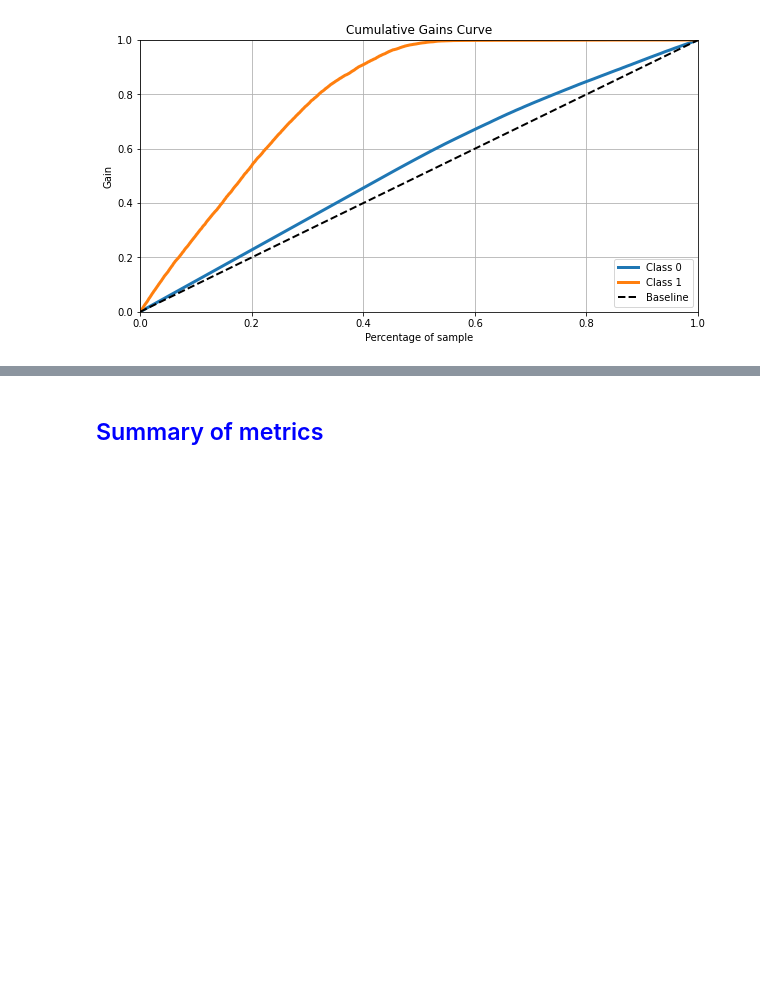
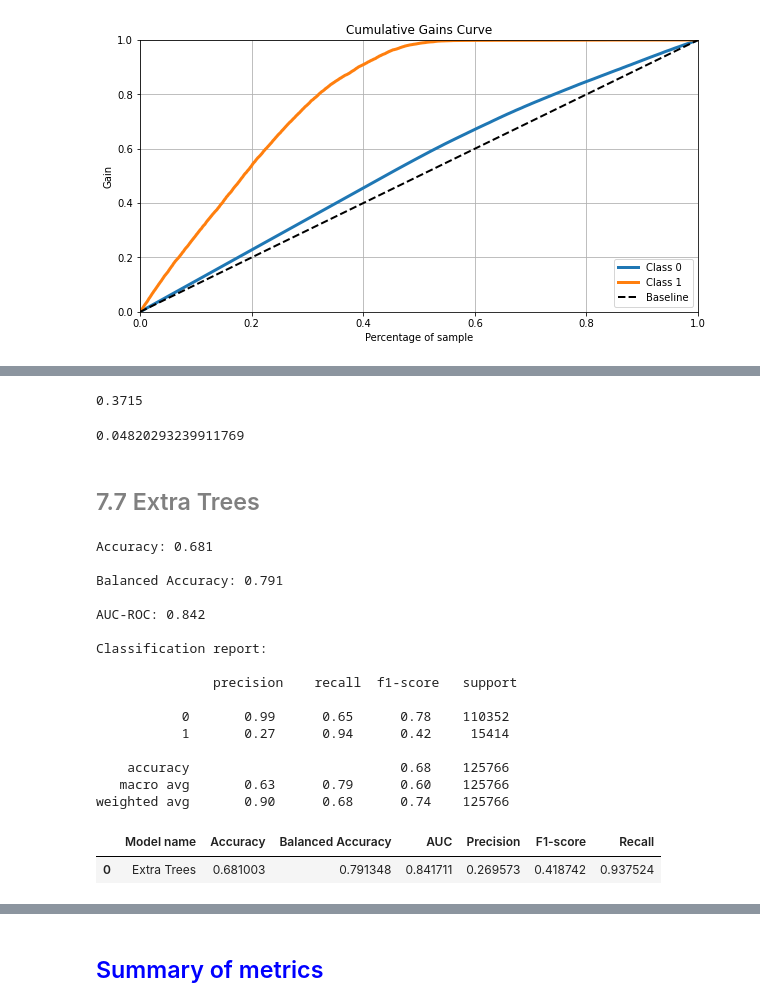
Before and after one commit to GustavoHBDuarte/health-insurance, a Jupyter notebook: notebook_main.ipynb, the cells around one changed output, grey strips where cells are left out. Cells and saved outputs as stored; diff of their text form; code cells hidden in the pictures; blank space fills up the shorter version.

```diff
--- a/notebook_main.ipynb
+++ b/notebook_main.ipynb
@@ -1501,0 +1499,44 @@ recall_at_k(X_test, y_test, pred_proba_model, k=2000)
+# %%
+# Calculating Precision @ k
+
+precision_at_k(X_test, y_test, pred_proba_model, k=2000)
+# %% [output]
+0.3715
+# %%
+# Calculating Precision @ k
+
+recall_at_k(X_test, y_test, pred_proba_model, k=2000)
+# %% [output]
+0.04820293239911769
+# %% [markdown]
+## <font color="gray"> 7.7 Extra Trees </font>
+# %%
+model_name = 'Extra Trees'
+
+model = ExtraTreesClassifier(n_jobs=-1, class_weight='balanced')
+
+
+df_extra_trees = get_model_metrics(model_name, model, X_train_rf, y_train, X_test_rf, y_test)
+
+pred_proba_model = model.predict_proba(X_test_rf)
+
+df_extra_trees
+# %% [output]
+Accuracy: 0.681
+
+Balanced Accuracy: 0.791
+
+AUC-ROC: 0.842
+
+Classification report:
+
+               precision    recall  f1-score   support
+
+           0       0.99      0.65      0.78    110352
+           1       0.27      0.94      0.42     15414
+
+    accuracy                           0.68    125766
+   macro avg       0.63      0.79      0.60    125766
+weighted avg       0.90      0.68      0.74    125766
+|  | Model name | Accuracy | Balanced Accuracy | AUC | Precision | F1-score | Recall |
+| 0 | Extra Trees | 0.681003 | 0.791348 | 0.841711 | 0.269573 | 0.418742 | 0.937524 |
```
Also changed, not shown: parts of 66 cells of this notebook.
